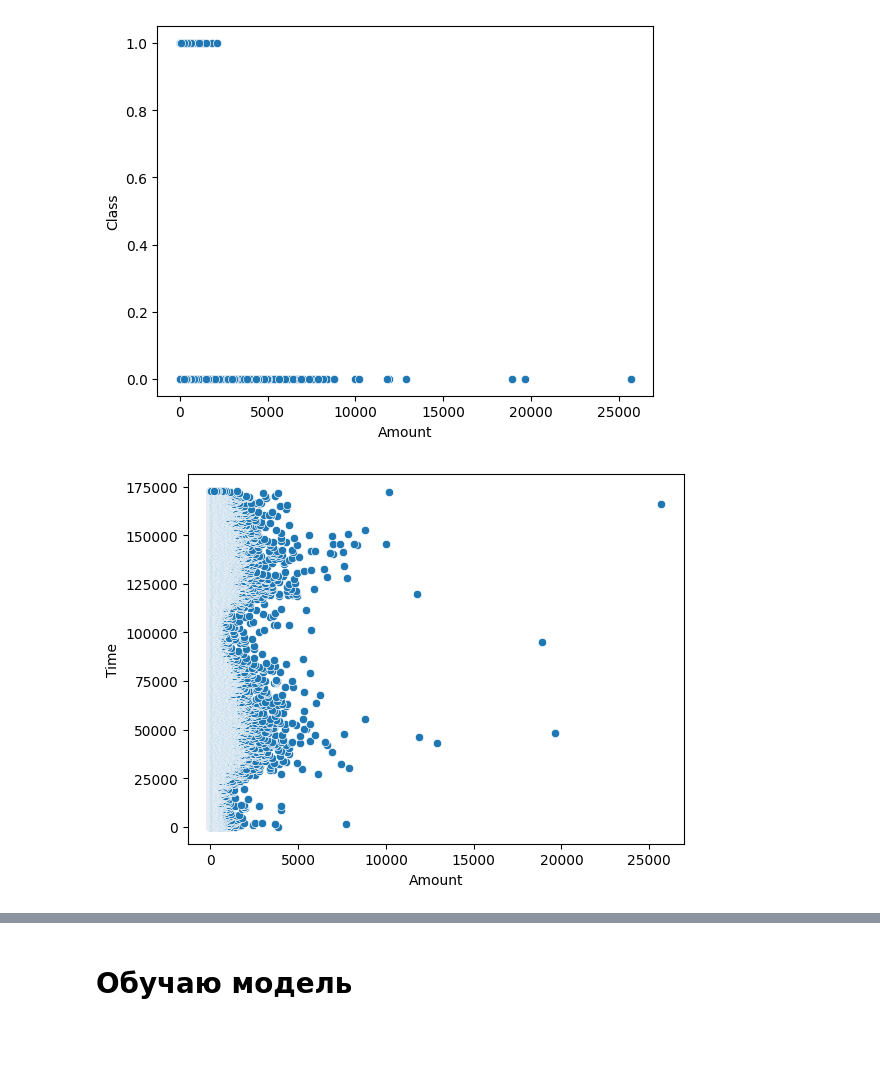
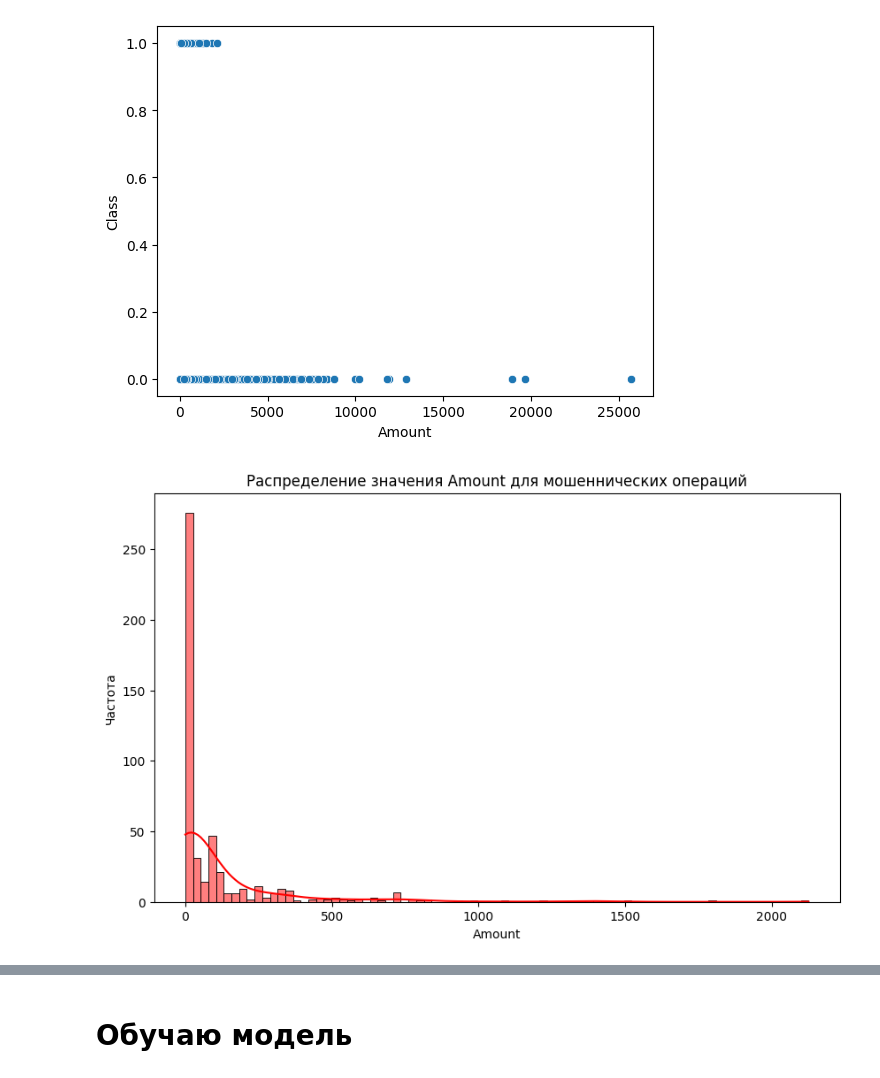
Before and after one commit to ABCeti/DSIS, a Jupyter notebook: Credit Card Fraud Detection.ipynb, the cells around one changed output, grey strips where cells are left out. Cells and saved outputs as stored; diff of their text form; code cells hidden in the pictures; blank space fills up the shorter version.

```diff
--- a/Credit Card Fraud Detection.ipynb
+++ b/Credit Card Fraud Detection.ipynb
@@ -114,7 +114,17 @@ graph1 = sns.countplot(x='Class', data=dat)
 graph2 = sns.scatterplot(data=dat, x="Amount", y="Class")
 # %% [output]
 [figure]
-# %%
-graph3 = sns.scatterplot(data=dat, x="Amount", y="Time")
-# %% [output]
-[figure, removed]
+# %%
+fraud_data = dat[dat['Class'] == 1]  # Фильтрация данных по классу 1 (мошенническая операция)
+
+plt.figure(figsize=(10, 6))  # Задание размеров графика
+
+sns.histplot(data=fraud_data, x='Amount', kde=True, color='red')  # График распределения переменной Amount
+
+plt.title('Распределение значения Amount для мошеннических операций')
+plt.xlabel('Amount')
+plt.ylabel('Частота')
+
+plt.show()  # Вывод графика
+# %% [output]
+[figure, added]
```
Also changed, not shown: parts of 1 cell of this notebook.
